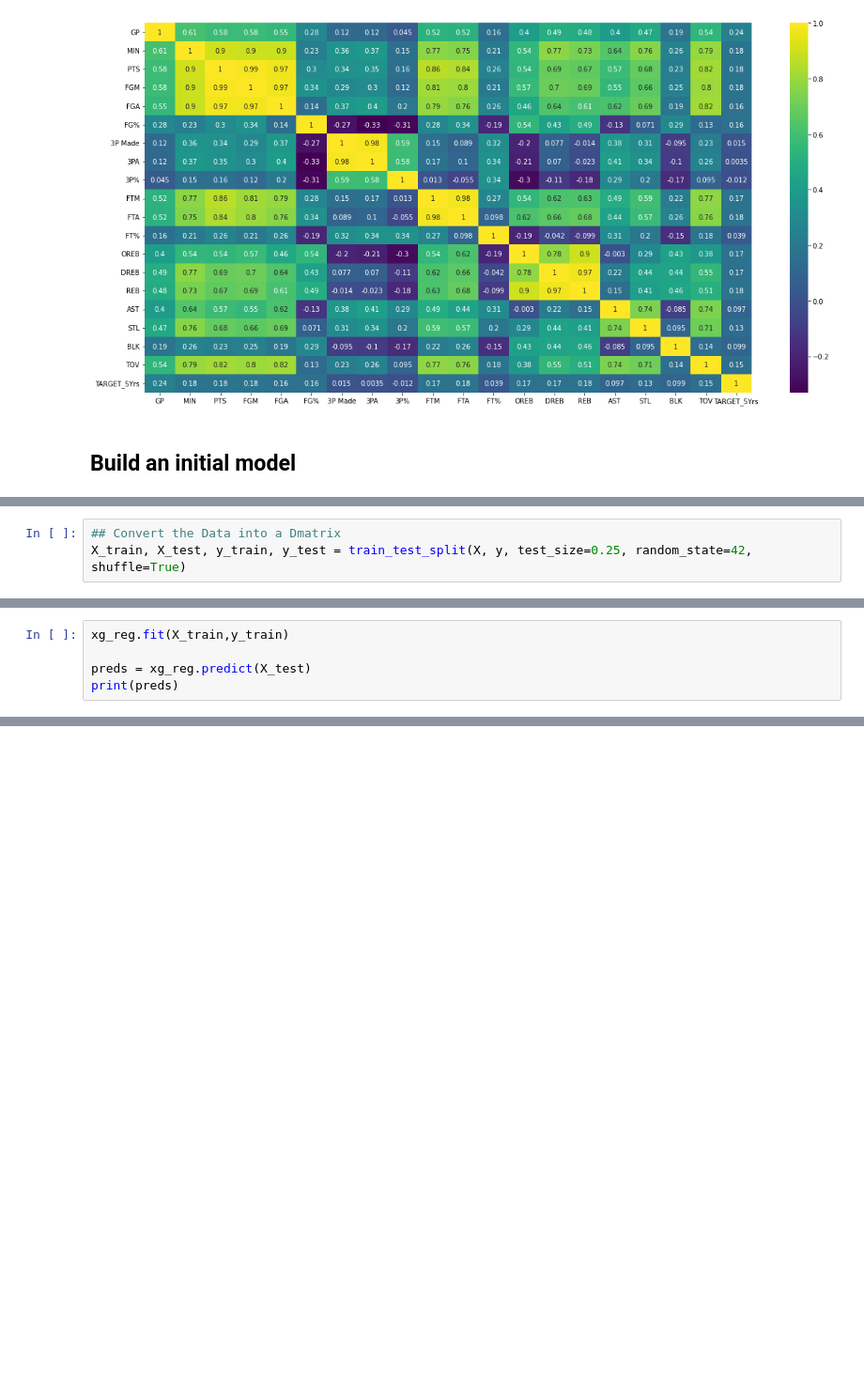
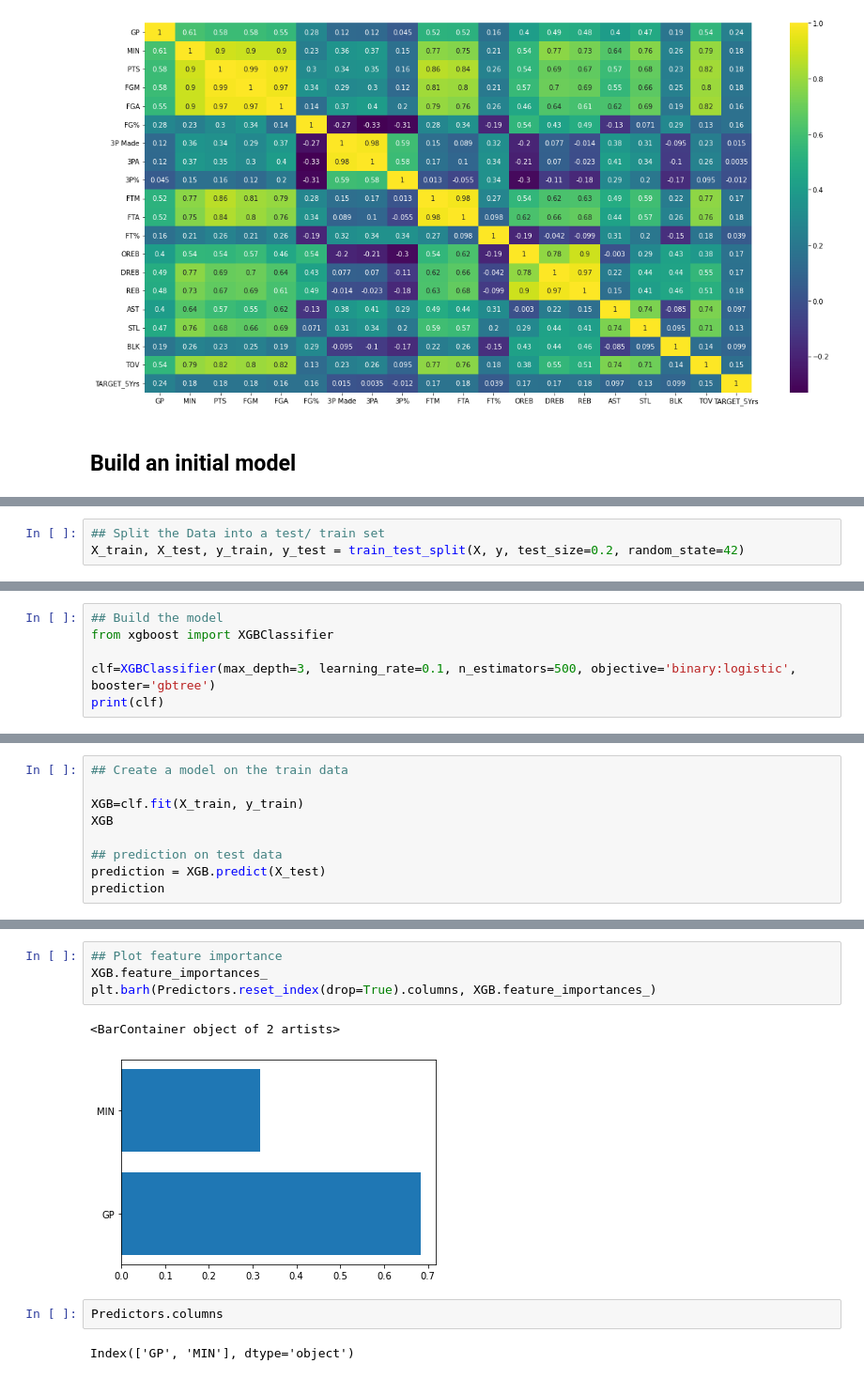
Before and after one commit to James-8212913/group1_nba_career_prediction, a Jupyter notebook: group1_nba_career_prediction/notebooks/murray_james_week_1.ipynb_week1_initial.ipynb, the cells around one changed output, grey strips where cells are left out. Shown at 94% size. Drawn from its saved outputs; the diff is of its cells as text; blank space fills up the shorter version.

Commit message:
updated feature selection plot

```diff
--- a/group1_nba_career_prediction/notebooks/murray_james_week_1.ipynb_week1_initial.ipynb
+++ b/group1_nba_career_prediction/notebooks/murray_james_week_1.ipynb_week1_initial.ipynb
@@ -91,3 +113,3 @@ data_dmatrix = xgb.DMatrix(data=X,label=y)
 # %%
-## Convert the Data into a Dmatrix
-X_train, X_test, y_train, y_test = train_test_split(X, y, test_size=0.25, random_state=42, shuffle=True)
+## Split the Data into a test/ train set
+X_train, X_test, y_train, y_test = train_test_split(X, y, test_size=0.2, random_state=42)
@@ -98,5 +115,0 @@ xg_reg = xgb.XGBClassifier(objective ='reg:linear', colsample_bytree = 0.3, lear
-# %%
-xg_reg.fit(X_train,y_train)
-
-preds = xg_reg.predict(X_test)
-print(preds)
@@ -110,0 +116,6 @@ RMSE: 0.913236
+# %%
+## Build the model
+from xgboost import XGBClassifier
+
+clf=XGBClassifier(max_depth=3, learning_rate=0.1, n_estimators=500, objective='binary:logistic', booster='gbtree')
+print(clf)
@@ -110,0 +133,9 @@ RMSE: 0.913236
+# %%
+## Create a model on the train data
+
+XGB=clf.fit(X_train, y_train)
+XGB
+
+## prediction on test data
+prediction = XGB.predict(X_test)
+prediction
@@ -110,0 +178,11 @@ RMSE: 0.913236
+# %%
+## Plot feature importance
+XGB.feature_importances_
+plt.barh(Predictors.reset_index(drop=True).columns, XGB.feature_importances_)
+# %% [output]
+<BarContainer object of 2 artists>
+[figure, added]
+# %%
+Predictors.columns
+# %% [output]
+Index(['GP', 'MIN'], dtype='object')
```
Also changed, not shown: parts of 10 cells of this notebook.
